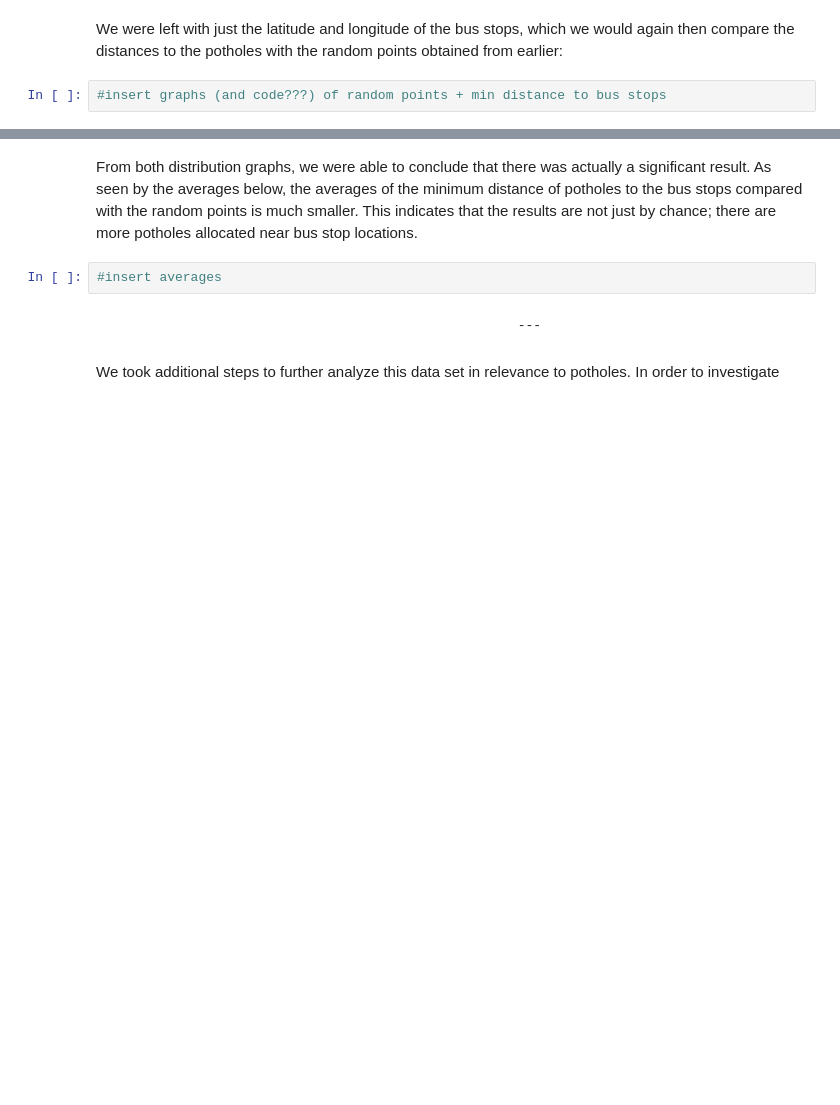
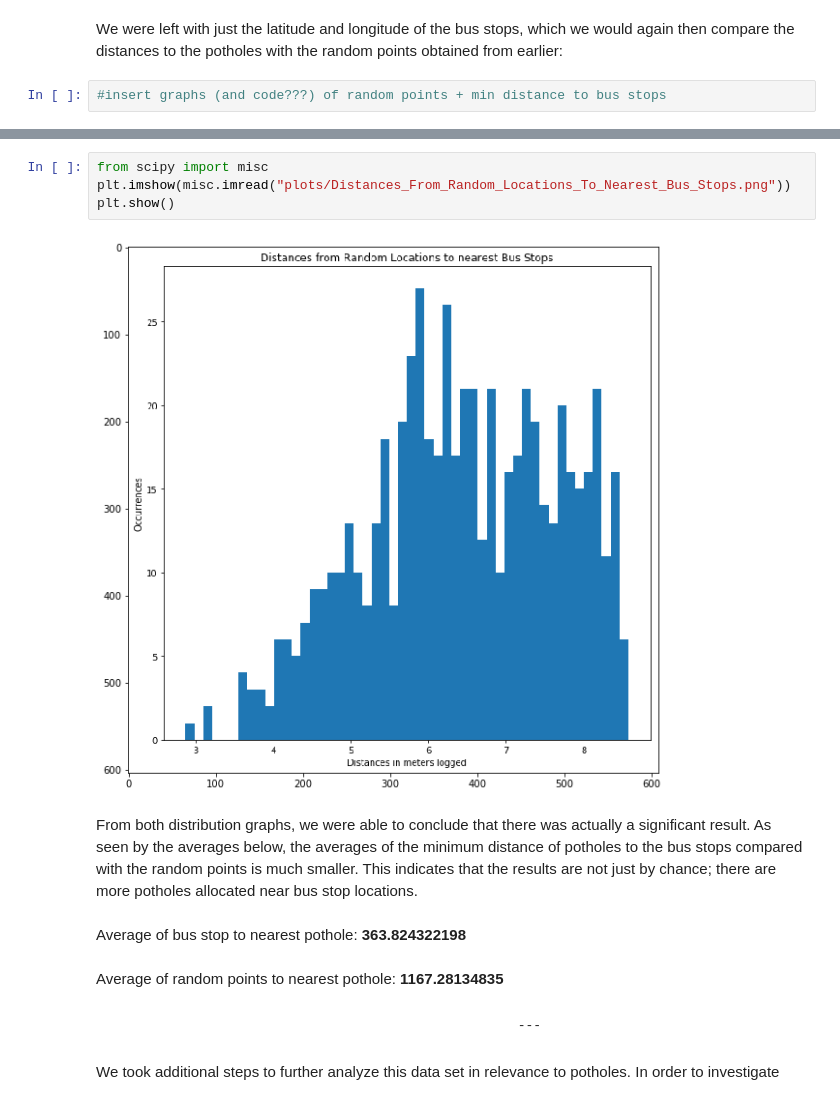
Before and after one commit to mac011/Pr_087, a Jupyter notebook: Pr_087_HackathonSubmission.ipynb, the cells around one changed output, grey strips where cells are left out. Saved outputs shown, nothing was run; the diff lists cells and outputs as text; blank space fills up the shorter version.

```diff
--- a/Pr_087_HackathonSubmission.ipynb
+++ b/Pr_087_HackathonSubmission.ipynb
@@ -155,7 +317,15 @@ We were left with just the latitude and longitude of the bus stops, which we wou
+# %%
+from scipy import misc
+plt.imshow(misc.imread("plots/Distances_From_Random_Locations_To_Nearest_Bus_Stops.png"))
+plt.show()
+# %% [output]
+[figure, added]
 # %% [markdown]
 From both distribution graphs, we were able to conclude that there was actually a significant result. As seen by the averages below, the averages of the minimum distance of potholes to the bus stops compared with the random points is much smaller. This indicates that the results are not just by chance; there are more potholes allocated near bus stop locations.
-# %%
-#insert averages
+# %% [markdown]
+Average of bus stop to nearest pothole: <b> 363.824322198</b>
+# %% [markdown]
+Average of random points to nearest pothole: <b>1167.28134835</b>
 # %% [markdown]
                                                         ---
 # %% [markdown]
```
Also changed, not shown: parts of 28 cells of this notebook, 2 other files.
